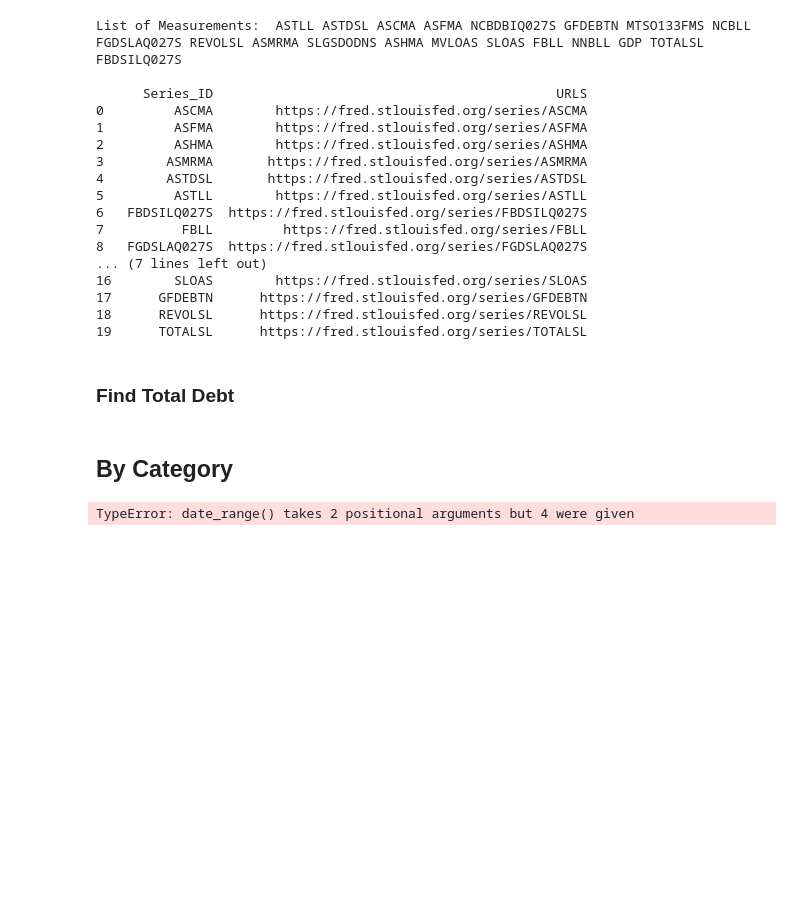
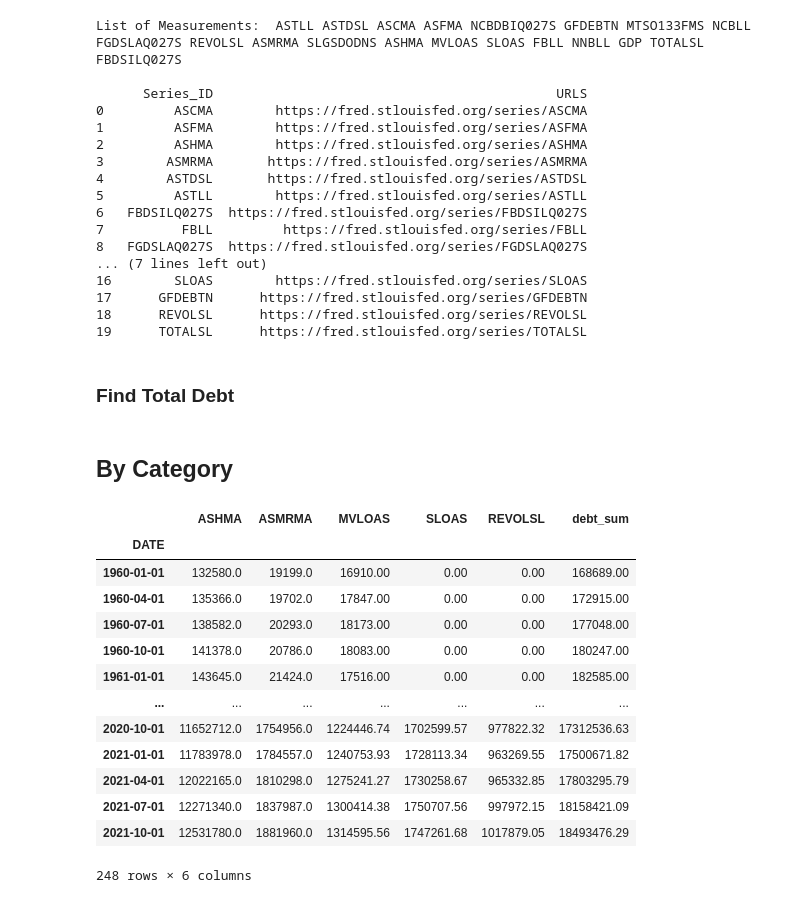
Before and after one commit to bridaniels/Principles_NavigatingBigDebtCrises, a Jupyter notebook: Part1/usDebt_to_GDP.ipynb, the cells around one changed output. Drawn from its saved outputs; the diff is of its cells as text; code cells hidden in the pictures; blank space fills up the shorter version.

```diff
--- a/Part1/usDebt_to_GDP.ipynb
+++ b/Part1/usDebt_to_GDP.ipynb
@@ -93,12 +64,26 @@ import debtToGDP as dtg # made into class now-> calling functions gunna be whack
 # desired date range
 start = '1960-01-01'
 end = '2021-10-01'
+
+
+debtion = dtg.DEBT(dtg.measurements,start,end)
 # %%
-debtion = dtg.DEBT(measurements,start,end)
-
 debtion.total_household_nonprofit_debt()
 # %% [output]
+|  | ASHMA | ASMRMA | MVLOAS | SLOAS | REVOLSL | debt_sum |
+| DATE |  |  |  |  |  |  |
+| 1960-01-01 | 132580.0 | 19199.0 | 16910.00 | 0.00 | 0.00 | 168689.00 |
+| 1960-04-01 | 135366.0 | 19702.0 | 17847.00 | 0.00 | 0.00 | 172915.00 |
+| 1960-07-01 | 138582.0 | 20293.0 | 18173.00 | 0.00 | 0.00 | 177048.00 |
+| 1960-10-01 | 141378.0 | 20786.0 | 18083.00 | 0.00 | 0.00 | 180247.00 |
+| 1961-01-01 | 143645.0 | 21424.0 | 17516.00 | 0.00 | 0.00 | 182585.00 |
+| ... | ... | ... | ... | ... | ... | ... |
+| 2020-10-01 | 11652712.0 | 1754956.0 | 1224446.74 | 1702599.57 | 977822.32 | 17312536.63 |
+| 2021-01-01 | 11783978.0 | 1784557.0 | 1240753.93 | 1728113.34 | 963269.55 | 17500671.82 |
+| 2021-04-01 | 12022165.0 | 1810298.0 | 1275241.27 | 1730258.67 | 965332.85 | 17803295.79 |
+| 2021-07-01 | 12271340.0 | 1837987.0 | 1300414.38 | 1750707.56 | 997972.15 | 18158421.09 |
+| 2021-10-01 | 12531780.0 | 1881960.0 | 1314595.56 | 1747261.68 | 1017879.05 | 18493476.29 |
-TypeError: date_range() takes 2 positional arguments but 4 were given
+248 rows × 6 columns
 # %%
 # Business
 
```
Also changed, not shown: parts of 14 cells of this notebook, 2 other files.
